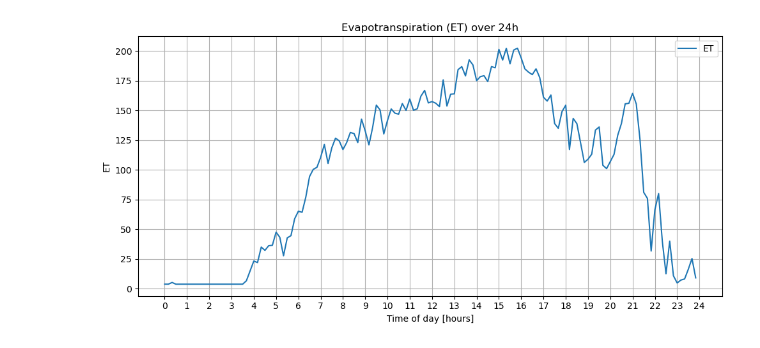
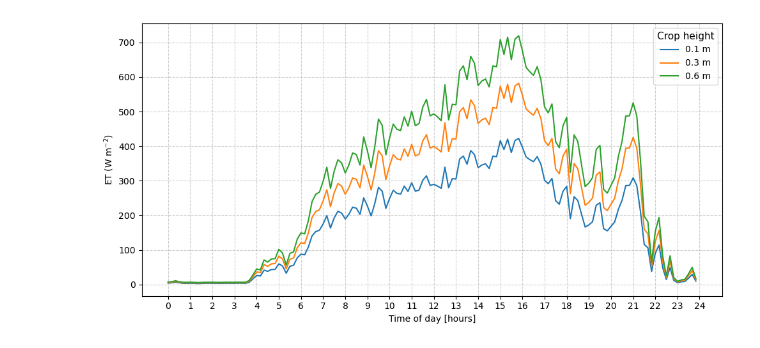
Before and after one commit to SisterPeanut/Turbulence_course, a Jupyter notebook: Main_data1.ipynb, the cells around one changed output. Saved outputs shown, nothing was run; the diff lists cells and outputs as text; code cells hidden in the pictures.

```diff
--- a/Main_data1.ipynb
+++ b/Main_data1.ipynb
@@ -86,8 +87,8 @@ def resistance_aero(z_m, z_h, d, z_0m, z_0h, u):
 # %%
 z_m= 10.1 #m heigth of wind meausurement
 z_h=1.95 #m height of humidity measurement
-T = pottemp_to_temp(theta) # Temperature
-e_s= 6.112 * np.exp(17.63 * T/ (243.12 +T)) #Tetens equation
-e_sa= vapour_pressure_deficit(T) # use temperature at the lowest level to find water vapor deficit
+T = pottemp_to_temp(theta) # Temperature K
+T_C= T-273.15
+e_s= 0.6108  * np.exp(17.27 * T_C/ (237.3 +T_C)) #Tetens equation.
+e_sa= vapour_pressure_deficit(T_C)
 delta= gradient_e_s(e_s, T)
-r_a = resistance_aero(z_m,z_h, d, z_0m,z_0h, u)
@@ -100,0 +95,4 @@ u: <class 'numpy.ndarray'>
+# %%
+
+for idx, h in enumerate(heights):
+    print(f"Index = {idx}, Height = {h}")
@@ -131,22 +120,31 @@ r_s: shape=(), type=<class 'float'>, dtype=NA
 # %%
-import numpy as np
-import matplotlib.pyplot as plt
+
 
 # Continuous time axis in hours (0–24 in 10 min steps)
 time_hours = np.arange(0, 24, 10/60)   # 144 points
 
+
 plt.figure(figsize=(10,5))
-plt.plot(time_hours, ET, label="ET")
+
+
+for idx, h in enumerate(heights):
+    plt.plot(
+        time_hours, ET[idx, :],
+        label=f"{h:.1f} m",
+        linewidth=1.5,
+    )
+
 plt.xlabel("Time of day [hours]")
-plt.ylabel("ET")
-plt.title("Evapotranspiration (ET) over 24h")
+plt.ylabel("ET (W m$^{-2}$)")
+#plt.title("Evapotranspiration (ET) over 24h")
 plt.grid(True)
 
 # Show ticks every hour
 plt.xticks(range(0, 25, 1))
+plt.legend(title="Crop height", fontsize=10, title_fontsize=11, loc="upper right")
+plt.grid(True, linestyle="--", alpha=0.6)
 
-plt.legend()
 plt.tight_layout()
 plt.show()
 # %% [output]
-[figure, old version]
+[figure, new version]
```
Also changed, not shown: parts of 9 cells of this notebook, 2 other files.
